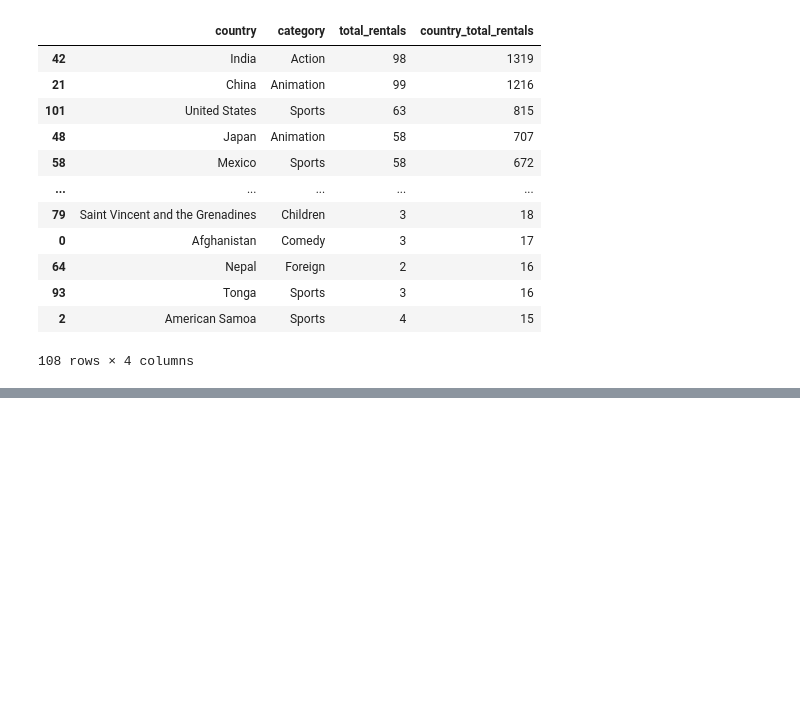
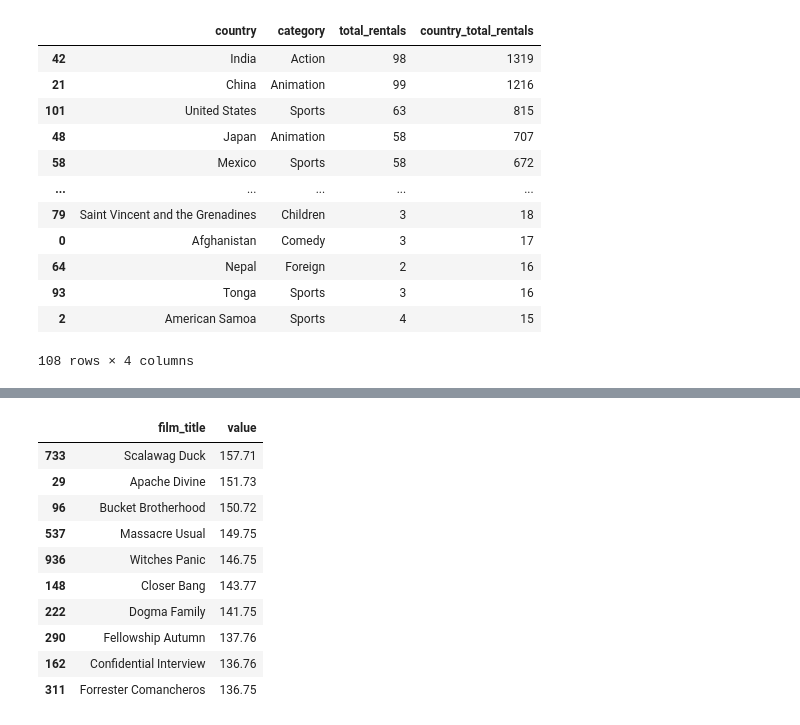
Before and after one commit to kwiver/dvd_rental, a Jupyter notebook: dvd_rental.ipynb, the cells around one changed output, grey strips where cells are left out. Cells and saved outputs as stored; diff of their text form; code cells hidden in the pictures; blank space fills up the shorter version.

```diff
--- a/dvd_rental.ipynb
+++ b/dvd_rental.ipynb
@@ -459,0 +501,21 @@ top_category_per_country
+# %%
+top_10 = (
+    df.groupby("film_title", as_index=False)
+      .agg(value=("revenue", "sum"))
+      .sort_values("value", ascending=False)
+      .head(10)
+)
+
+top_10
+# %% [output]
+|  | film_title | value |
+| 733 | Scalawag Duck | 157.71 |
+| 29 | Apache Divine | 151.73 |
+| 96 | Bucket Brotherhood | 150.72 |
+| 537 | Massacre Usual | 149.75 |
+| 936 | Witches Panic | 146.75 |
+| 148 | Closer Bang | 143.77 |
+| 222 | Dogma Family | 141.75 |
+| 290 | Fellowship Autumn | 137.76 |
+| 162 | Confidential Interview | 136.76 |
+| 311 | Forrester Comancheros | 136.75 |
```
Also changed, not shown: parts of 11 cells of this notebook, 3 other files.
